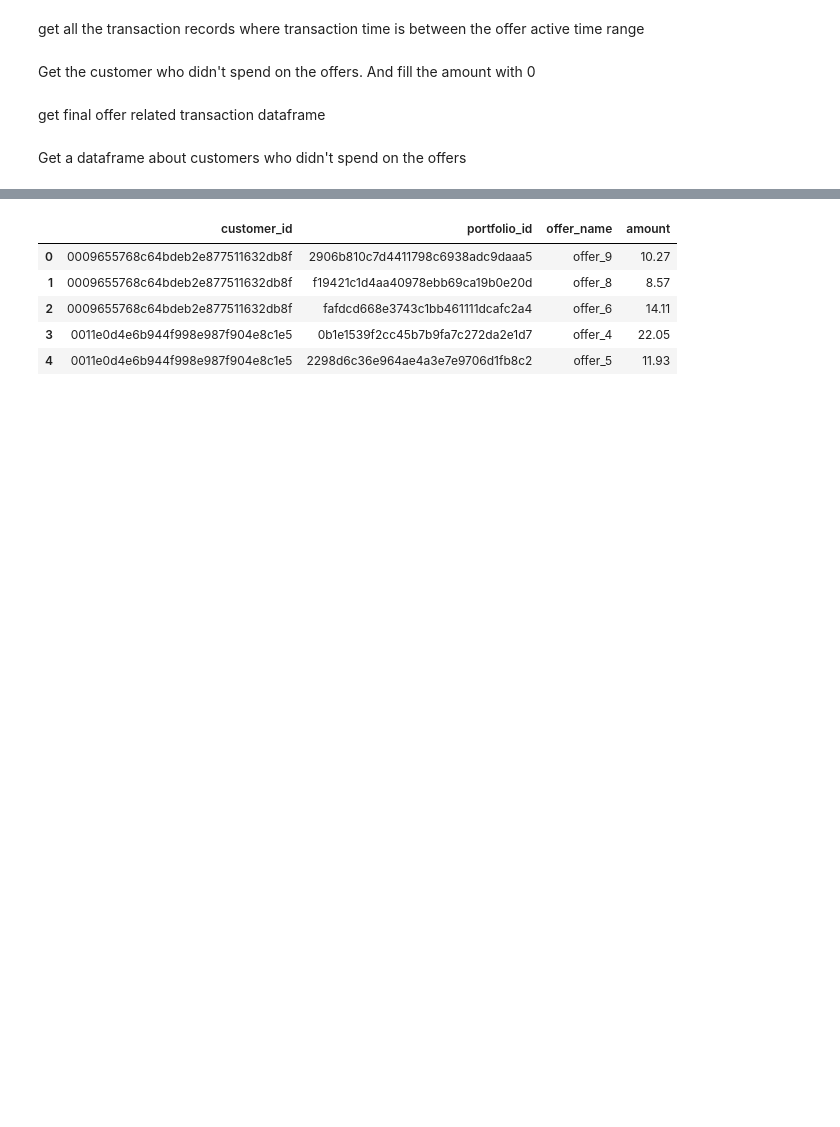
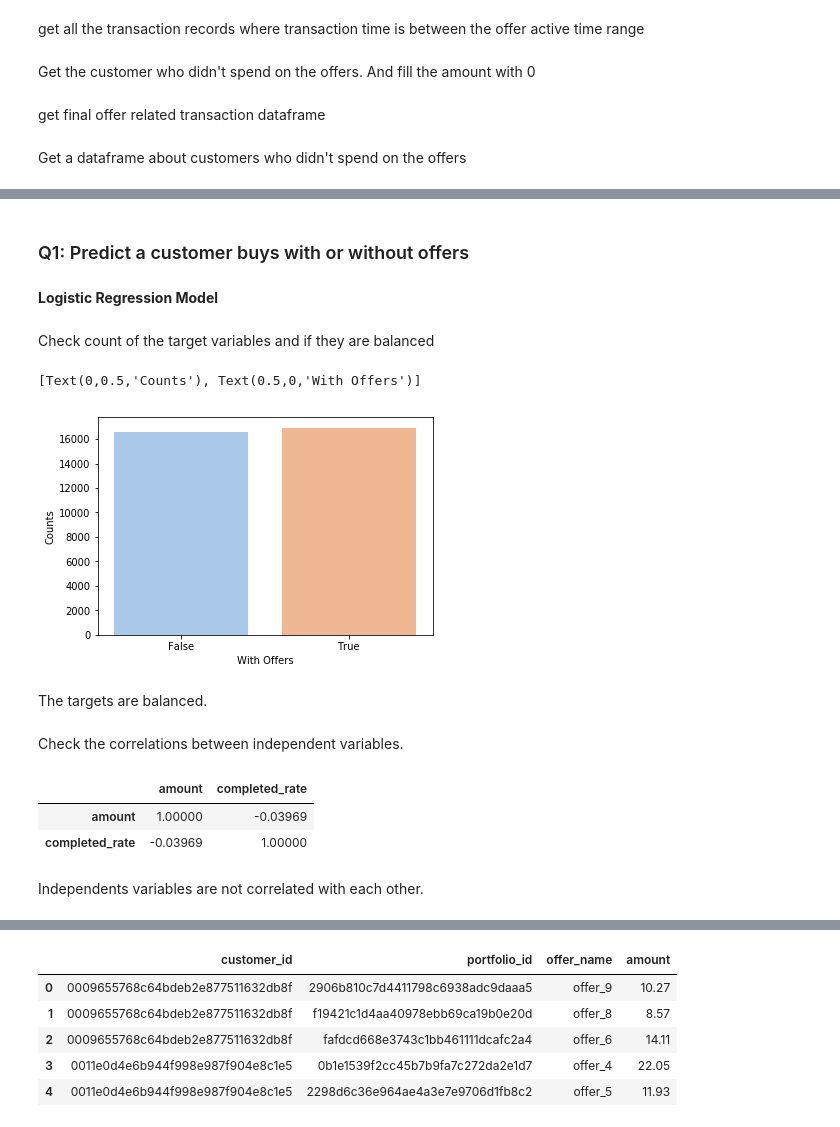
Before and after one commit to Mendy5/Udacity_Project_Capstone, a Jupyter notebook: Starbucks_Capstone_Notebook_v2.ipynb, the cells around one changed output, grey strips where cells are left out. Saved outputs shown, nothing was run; the diff lists cells and outputs as text; code cells hidden in the pictures; blank space fills up the shorter version.

Commit message:
Update Starbucks_Capstone_Notebook_v2.ipynb
1. Work on finding the target customers Q1 by applying logistic regression model

```diff
--- a/Starbucks_Capstone_Notebook_v2.ipynb
+++ b/Starbucks_Capstone_Notebook_v2.ipynb
@@ -1298,0 +1278,8 @@ inv_df = pd.concat([trans_final_df, trans_wo_offer_df])
+# %%
+trans_cus_q1_df["completed_rate"] = trans_cus_q1_df["completed_rate"].fillna(0)
+# %%
+trans_cus_q1_df["w_offer"] = trans_cus_q1_df["offer_name"] != "None"
+# %%
+trans_cus_q1_final_df = trans_cus_q1_df[["customer_id", "w_offer", "amount", "completed_rate"]]
+# %%
+trans_cus_q1_final_df = trans_cus_q1_final_df.groupby(["customer_id", "w_offer"]).agg({"amount":sum, "completed_rate": np.mean}).reset_index()
@@ -1298,0 +1295,25 @@ inv_df = pd.concat([trans_final_df, trans_wo_offer_df])
+# %% [markdown]
+### Q1: Predict a customer buys with or without offers
+# %% [markdown]
+**Logistic Regression Model**
+# %% [markdown]
+Check count of the target variables and if they are balanced
+# %%
+g = sns.countplot(x="w_offer", data=trans_cus_q1_final_df, palette="pastel")
+g.set(xlabel="With Offers",
+ylabel="Counts")
+# %% [output]
+[Text(0,0.5,'Counts'), Text(0.5,0,'With Offers')]
+[figure, added]
+# %% [markdown]
+The targets are balanced.
+# %% [markdown]
+Check the correlations between independent variables.
+# %%
+trans_cus_q1_final_df[["amount", "completed_rate"]].corr()
+# %% [output]
+|  | amount | completed_rate |
+| amount | 1.00000 | -0.03969 |
+| completed_rate | -0.03969 | 1.00000 |
+# %% [markdown]
+Independents variables are not correlated with each other.
```
Also changed, not shown: parts of 56 cells of this notebook.
